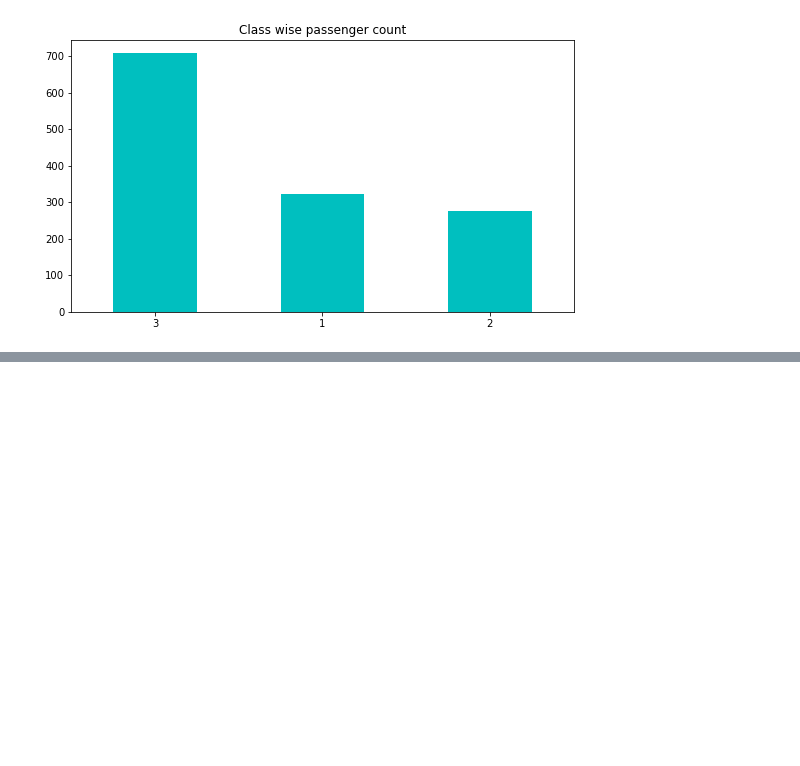
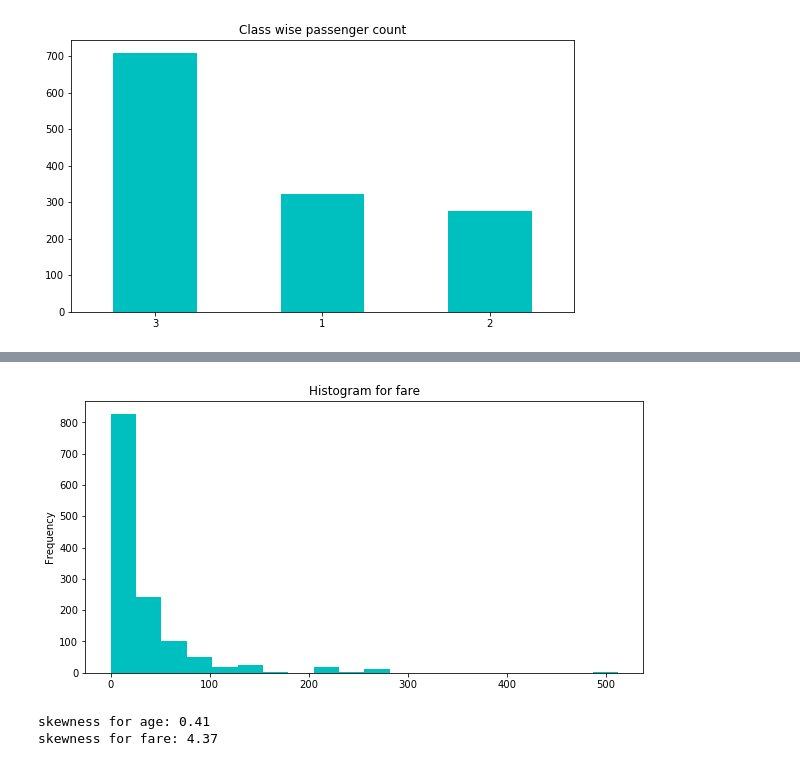
Before and after one commit to stompydragons/hello-world, a Jupyter notebook: 05_DoingDataAnalysis/06 Exploring the titanic data.ipynb, the cells around one changed output, grey strips where cells are left out. Cells and saved outputs as stored; diff of their text form; code cells hidden in the pictures; blank space fills up the shorter version.

```diff
--- a/05_DoingDataAnalysis/06 Exploring the titanic data.ipynb
+++ b/05_DoingDataAnalysis/06 Exploring the titanic data.ipynb
@@ -392,0 +432,12 @@ df.Pclass.value_counts().plot(kind='bar', title='Class wise passenger count', ro
+# %%
+# examining the histogram for fare shows it's very positively skewed
+df.Fare.plot(kind='hist', title="Histogram for fare", color="c", figsize=(10,5), bins=20);
+# %% [output]
+[figure, added]
+# %%
+# you can use the skew function to find the skewness of a feature
+print("skewness for age: {0:.2f}".format(df.Age.skew()))
+print("skewness for fare: {0:.2f}".format(df.Fare.skew()))
+# %% [output]
+skewness for age: 0.41
+skewness for fare: 4.37
```
Also changed, not shown: parts of 30 cells of this notebook, 1 other file.
